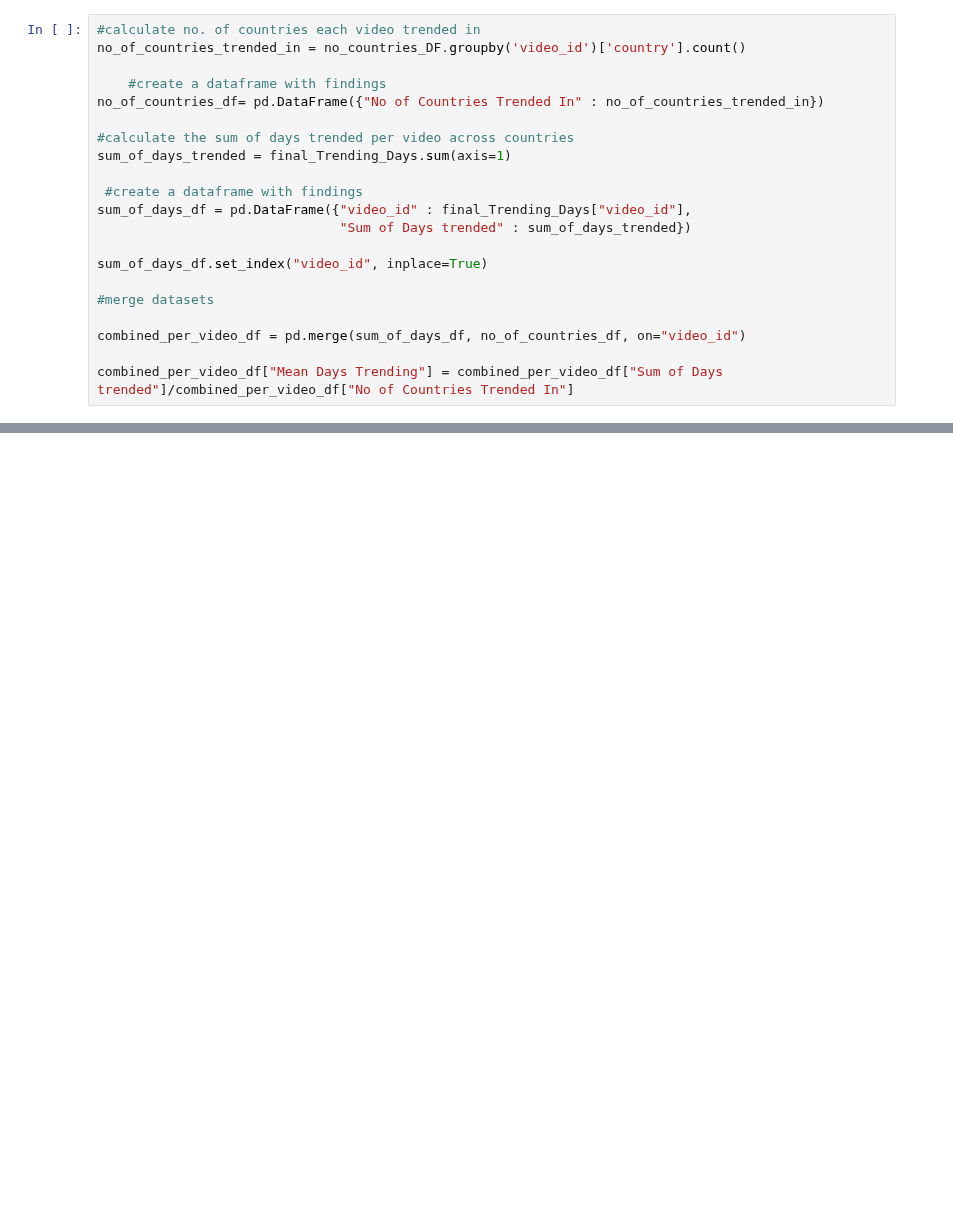
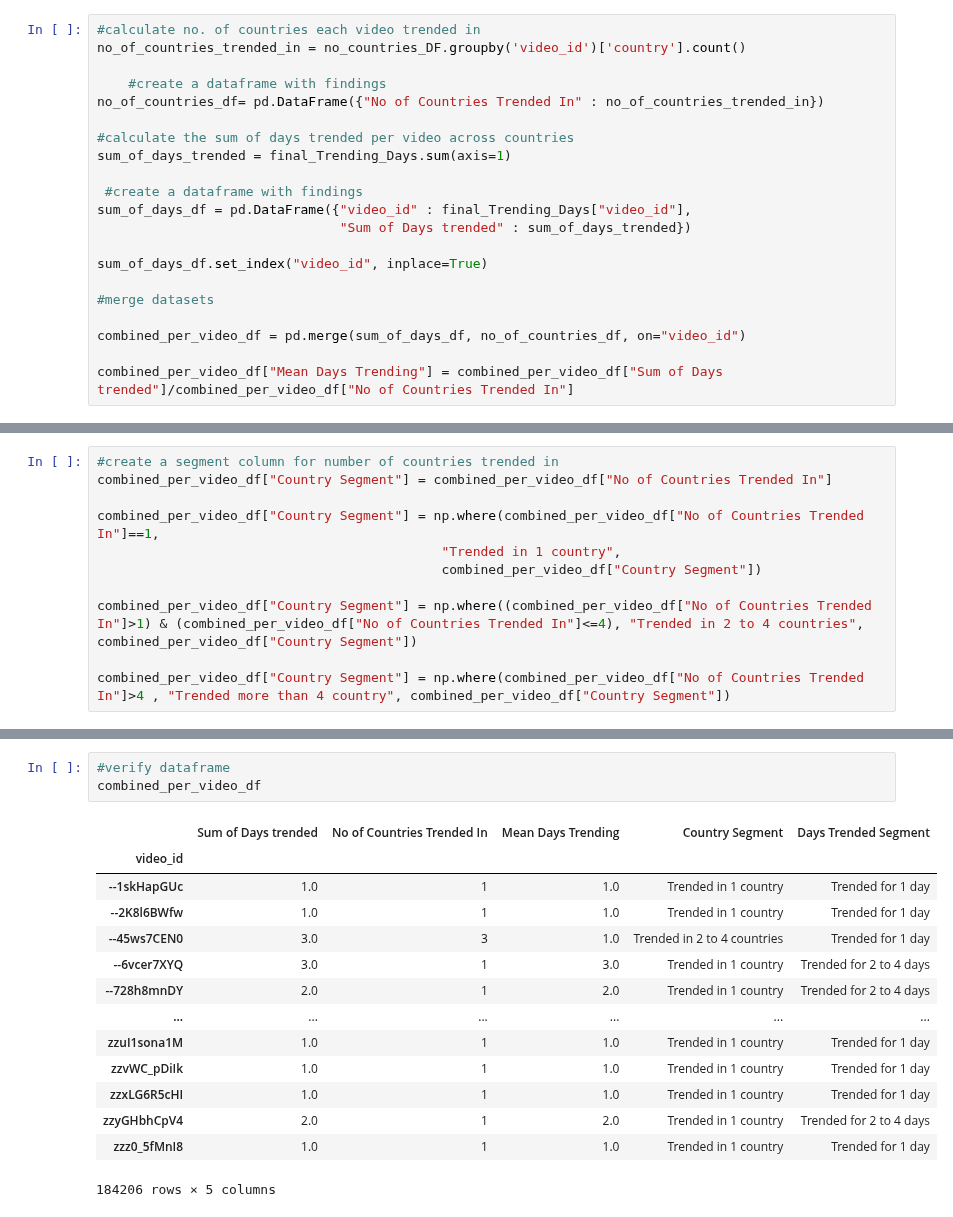
Before and after one commit to bnarath/YouTube_Trending, a Jupyter notebook: youtube-trending/Code/Megan_exploring_variation.ipynb, the cells around one changed output, grey strips where cells are left out. Drawn from its saved outputs; the diff is of its cells as text; blank space fills up the shorter version.

Commit message:
finished no. of countries vs no. of days analysis

```diff
--- a/youtube-trending/Code/Megan_exploring_variation.ipynb
+++ b/youtube-trending/Code/Megan_exploring_variation.ipynb
@@ -167,0 +164,11 @@ combined_per_video_df.describe()
+# %%
+#create a segment column for number of countries trended in
+combined_per_video_df["Country Segment"] = combined_per_video_df["No of Countries Trended In"]
+
+combined_per_video_df["Country Segment"] = np.where(combined_per_video_df["No of Countries Trended In"]==1,
+                                            "Trended in 1 country",
+                                            combined_per_video_df["Country Segment"])
+
+combined_per_video_df["Country Segment"] = np.where((combined_per_video_df["No of Countries Trended In"]>1) & (combined_per_video_df["No of Countries Trended In"]<=4), "Trended in 2 to 4 countries", combined_per_video_df["Country Segment"])
+
+combined_per_video_df["Country Segment"] = np.where(combined_per_video_df["No of Countries Trended In"]>4 , "Trended more than 4 country", combined_per_video_df["Country Segment"])
@@ -167,0 +191,18 @@ combined_per_video_df.describe()
+# %%
+#verify dataframe
+combined_per_video_df
+# %% [output]
+|  | Sum of Days trended | No of Countries Trended In | Mean Days Trending | Country Segment | Days Trended Segment |
+| video_id |  |  |  |  |  |
+| --1skHapGUc | 1.0 | 1 | 1.0 | Trended in 1 country | Trended for 1 day |
+| --2K8l6BWfw | 1.0 | 1 | 1.0 | Trended in 1 country | Trended for 1 day |
+| --45ws7CEN0 | 3.0 | 3 | 1.0 | Trended in 2 to 4 countries | Trended for 1 day |
+| --6vcer7XYQ | 3.0 | 1 | 3.0 | Trended in 1 country | Trended for 2 to 4 days |
+| --728h8mnDY | 2.0 | 1 | 2.0 | Trended in 1 country | Trended for 2 to 4 days |
+| ... | ... | ... | ... | ... | ... |
+| zzuI1sona1M | 1.0 | 1 | 1.0 | Trended in 1 country | Trended for 1 day |
+| zzvWC_pDiIk | 1.0 | 1 | 1.0 | Trended in 1 country | Trended for 1 day |
+| zzxLG6R5cHI | 1.0 | 1 | 1.0 | Trended in 1 country | Trended for 1 day |
+| zzyGHbhCpV4 | 2.0 | 1 | 2.0 | Trended in 1 country | Trended for 2 to 4 days |
+| zzz0_5fMnI8 | 1.0 | 1 | 1.0 | Trended in 1 country | Trended for 1 day |
+184206 rows × 5 columns
```
Also changed, not shown: parts of 17 cells of this notebook.
